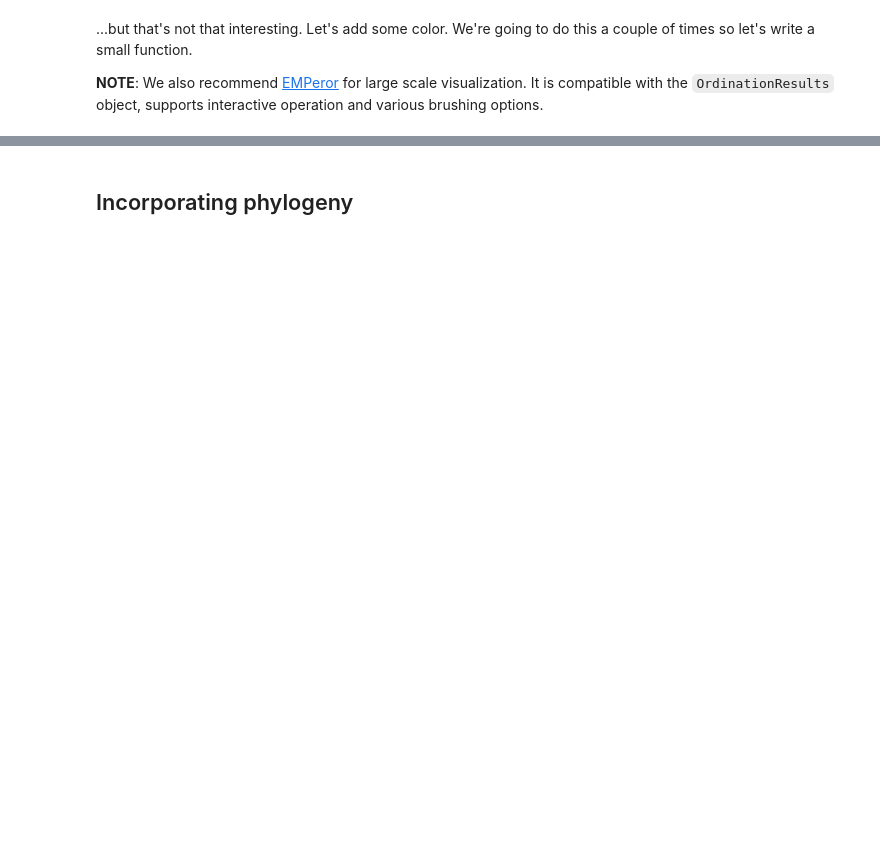
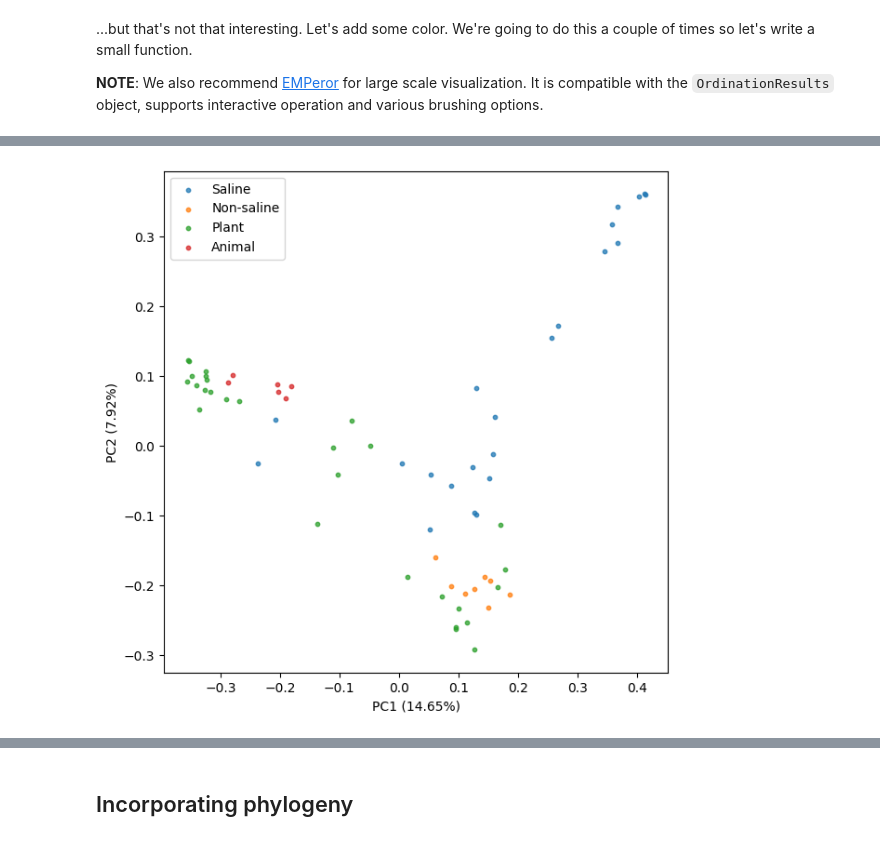
Before and after one commit to DavidAlberto/scikit-bio-class, a Jupyter notebook: 02_UniFrac_BetaDiversity.ipynb, the cells around one changed output, grey strips where cells are left out. Cells and saved outputs as stored; diff of their text form; code cells hidden in the pictures; blank space fills up the shorter version.

```diff
--- a/02_UniFrac_BetaDiversity.ipynb
+++ b/02_UniFrac_BetaDiversity.ipynb
@@ -392,0 +578,9 @@ To support the above analyses, we will apply [PERMANOVA](https://onlinelibrary.w
+# %%
+# Create pcoa plot using the defined function, using empo_2 as the category
+pcoa_plot(
+    ord_result=pc,
+    sample_metadata=latam_metadata,
+    category='empo_2'
+    )
+# %% [output]
+[figure, added]
```
Also changed, not shown: parts of 66 cells of this notebook, 1 other file.
